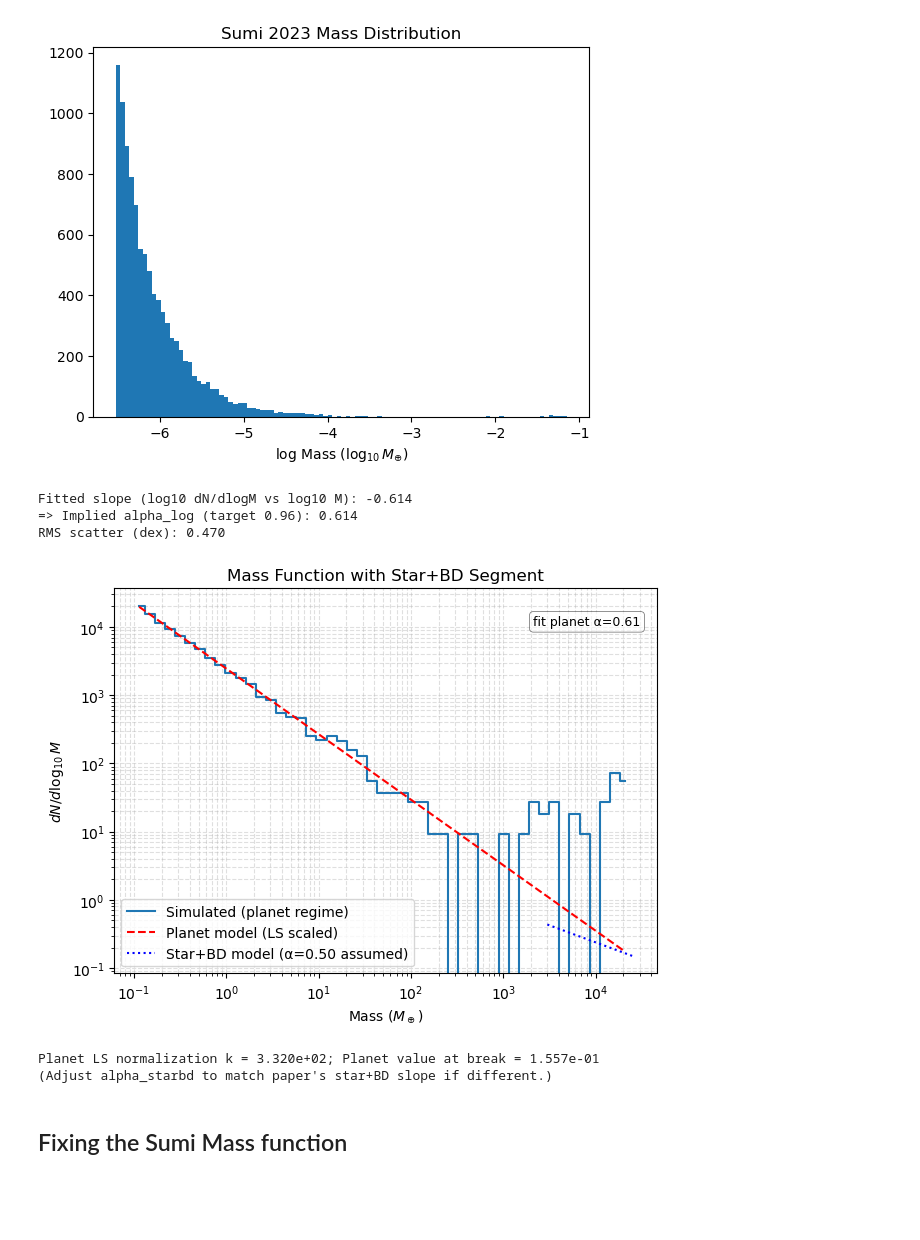
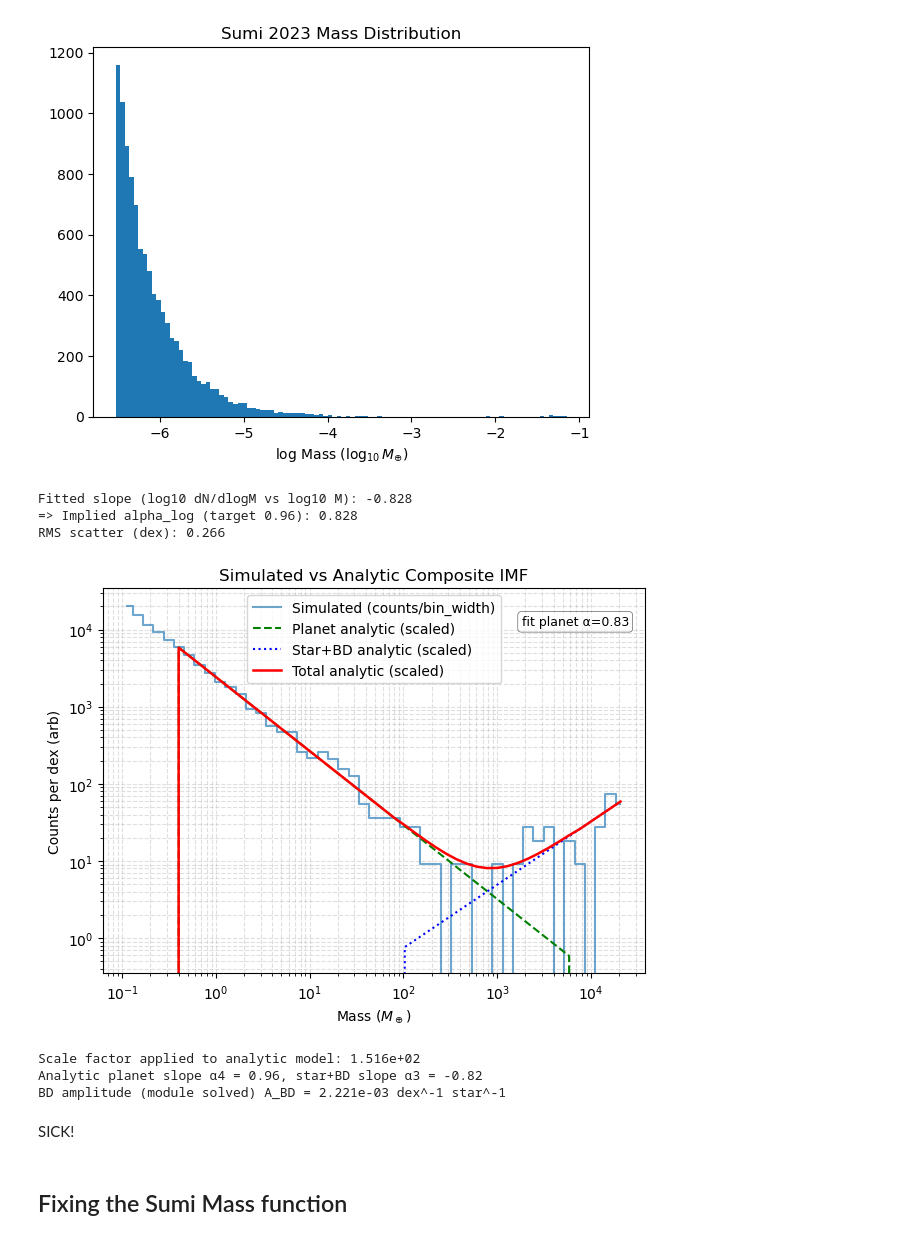
Before and after one commit to gulls-microlensing/gulls-planets, a Jupyter notebook: distribution_check.ipynb, the cells around one changed output. Cells and saved outputs as stored; diff of their text form; code cells hidden in the pictures; blank space fills up the shorter version.

```diff
--- a/distribution_check.ipynb
+++ b/distribution_check.ipynb
@@ -153,17 +153,9 @@ if 'sumi_files' in globals() and sumi_files:
     # Use published parameters from sumi2023_composite_imf module
     from sumi2023_composite_imf import (
         composite_imf,
-        planetary_component_dndl_log10M,
-        starbd_component_dndl_log10M,
         PLANET_ALPHA4,
-        PLANET_Z,
-        PLANET_MNORM_EARTH,
         BD_AMPLITUDE,
         STARBD_ALPHA3,
-        STARBD_MNORM_SOLAR,
-        STARBD_VALID_LO_SOLAR,
-        STARBD_VALID_HI_SOLAR,
-        M_EARTH_TO_SOLAR,
     )
 
     M_centers_earth = 10 ** bin_centers
@@ -177,40 +169,43 @@ if 'sumi_files' in globals() and sumi_files:
     k_scale = np.sum(data_vals * model_vals) / np.sum(model_vals ** 2)
     planet_scaled = k_scale * planet_model
     starbd_scaled = k_scale * starbd_model
     total_scaled = k_scale * total_model
 
     # Plot
     plt.figure(figsize=(7, 5))
     plt.step(10 ** bin_centers, dN_dlogM, where='mid', label='Simulated (counts/bin_width)', alpha=0.65)
     plt.plot(M_centers_earth, planet_scaled, 'g--', label='Planet analytic (scaled)')
     plt.plot(M_centers_earth, starbd_scaled, 'b:', label='Star+BD analytic (scaled)')
     plt.plot(M_centers_earth, total_scaled, 'r-', lw=1.8, label='Total analytic (scaled)')
     plt.xscale('log')
     plt.yscale('log')
-    plt.xlabel(r'Mass ($M_\\oplus$)')
+    plt.xlabel(r'Mass ($M_\oplus$)')
     plt.ylabel(r'Counts per dex (arb)')
     plt.title('Simulated vs Analytic Composite IMF')
     if not np.isnan(fitted_alpha):
         plt.text(0.97, 0.93, f"fit planet α={fitted_alpha:.2f}", transform=plt.gca().transAxes,
                  ha='right', va='top', fontsize=9,
                  bbox=dict(boxstyle='round', fc='white', alpha=0.6, lw=0.5))
     plt.legend()
     plt.grid(True, which='both', ls='--', alpha=0.4)
     plt.show()
 
     # Diagnostics / sanity checks
     print(f"Scale factor applied to analytic model: {k_scale:.3e}")
     print(f"Analytic planet slope α4 = {PLANET_ALPHA4}, star+BD slope α3 = {STARBD_ALPHA3}")
     print(f"BD amplitude (module solved) A_BD = {BD_AMPLITUDE:.3e} dex^-1 star^-1")
 else:
     print('No Sumi 2023 planet files found for analytic comparison.')
 # %% [output]
-Fitted slope (log10 dN/dlogM vs log10 M): -0.614
-=> Implied alpha_log (target 0.96): 0.614
-RMS scatter (dex): 0.470
+Fitted slope (log10 dN/dlogM vs log10 M): -0.828
+=> Implied alpha_log (target 0.96): 0.828
+RMS scatter (dex): 0.266
-[figure, old version]
+[figure, new version]
-Planet LS normalization k = 3.320e+02; Planet value at break = 1.557e-01
-(Adjust alpha_starbd to match paper's star+BD slope if different.)
+Scale factor applied to analytic model: 1.516e+02
+Analytic planet slope α4 = 0.96, star+BD slope α3 = -0.82
+BD amplitude (module solved) A_BD = 2.221e-03 dex^-1 star^-1
+# %% [markdown]
+SICK!
 # %% [markdown]
 ## Fixing the Sumi Mass function
 # %%
```
Also changed, not shown: parts of 1 cell of this notebook, 1 other file.
